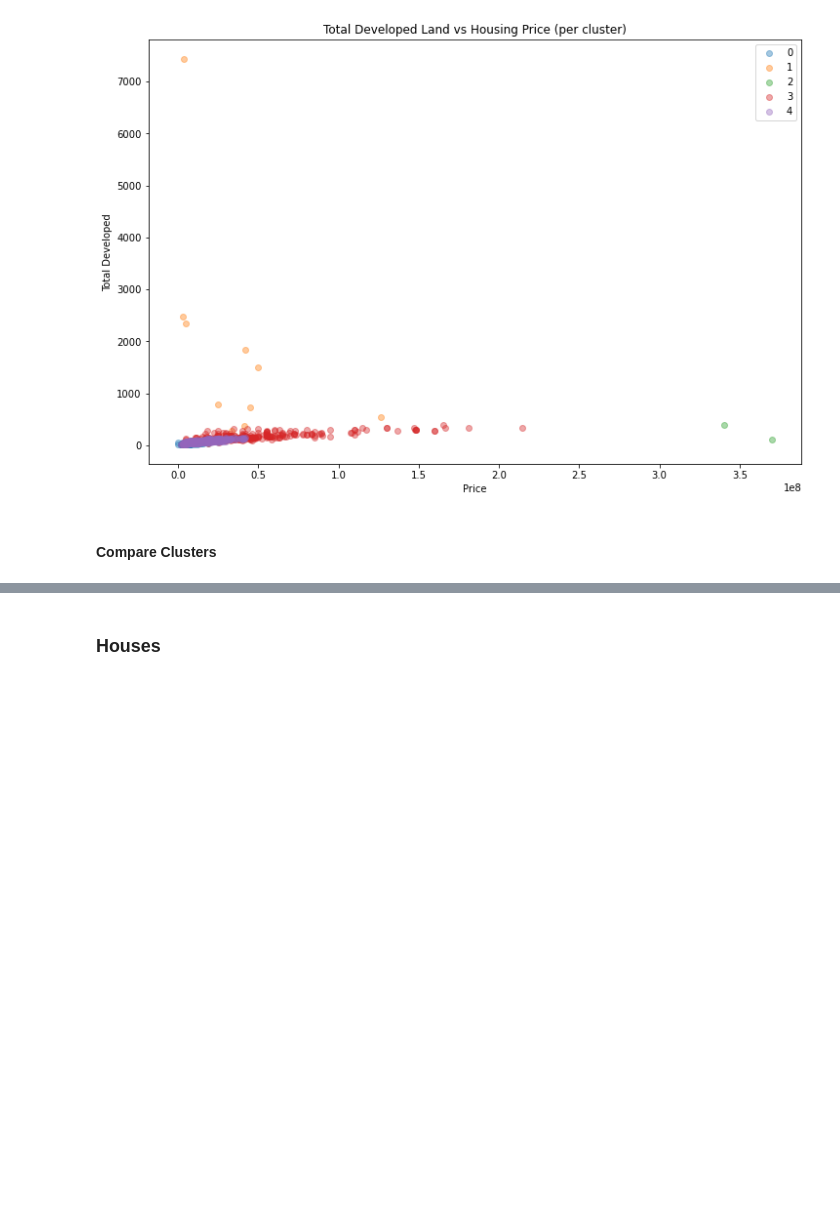
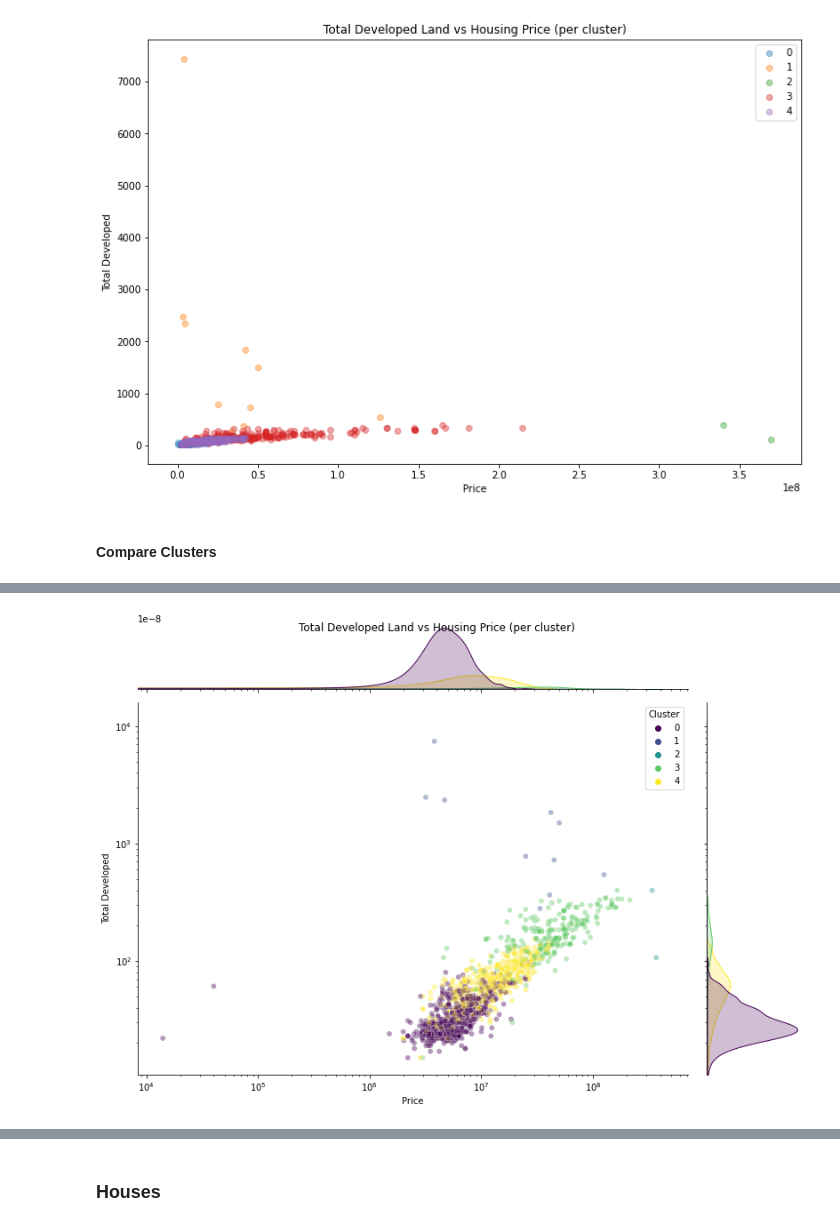
Before and after one commit to cc-visionary/DATA102-Property-Access-PH, a Jupyter notebook: Clustering.ipynb, the cells around one changed output, grey strips where cells are left out. Drawn from its saved outputs; the diff is of its cells as text; code cells hidden in the pictures; blank space fills up the shorter version.

```diff
--- a/Clustering.ipynb
+++ b/Clustering.ipynb
@@ -100 +115,10 @@ Text(0, 0.5, 'Count')
+# %%
+g = sns.jointplot(data=gaussianDF, x="Price", y="Total Developed", alpha=0.4, hue="Cluster", palette='viridis')
+
+g.fig.suptitle("Total Developed Land vs Housing Price (per cluster)")
+g.fig.set_size_inches((12, 8))
+g.ax_joint.set_xscale('log')
+g.ax_joint.set_yscale('log')
+# %% [output]
+[figure, added]
 # %%
```
Also changed, not shown: parts of 7 cells of this notebook.
